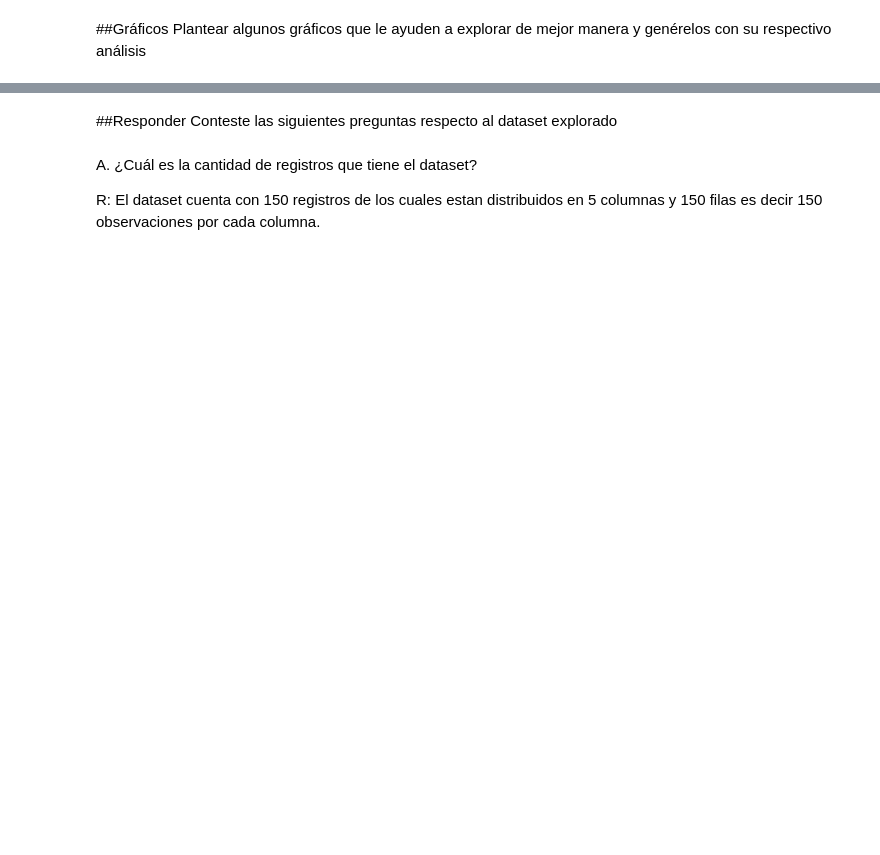
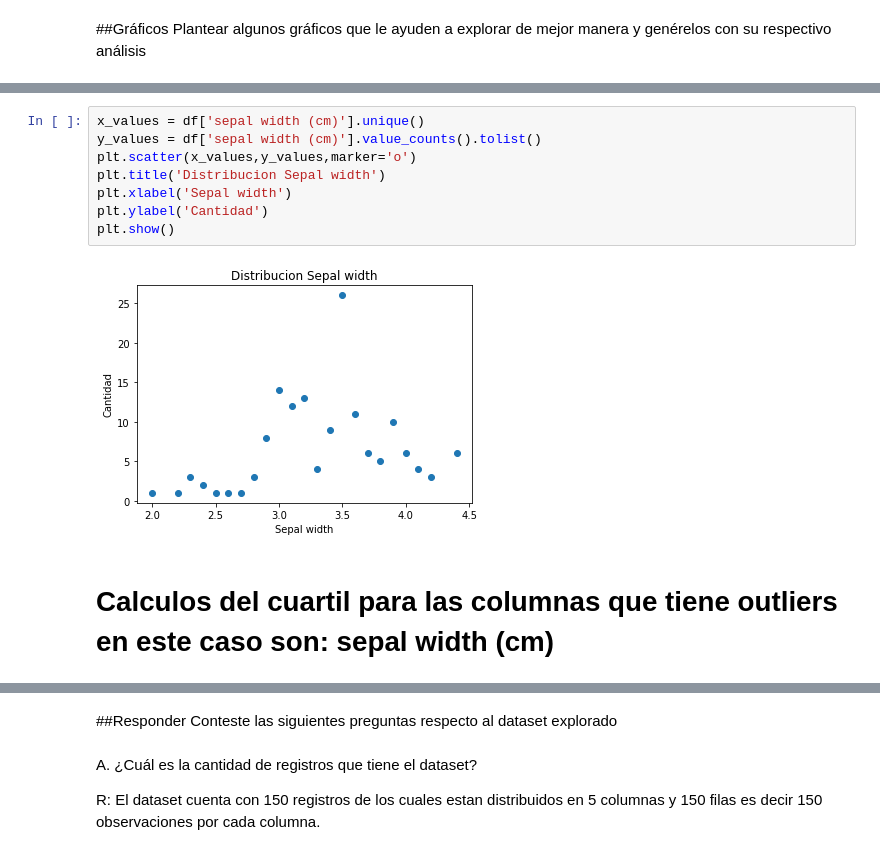
Before and after one commit to Jefer698/Solemne-I-Optativo-de-Especialidad-II, a Jupyter notebook: Solemne1_NombreApellido.ipynb, the cells around one changed output, grey strips where cells are left out. Saved outputs shown, nothing was run; the diff lists cells and outputs as text; blank space fills up the shorter version.

```diff
--- a/Solemne1_NombreApellido.ipynb
+++ b/Solemne1_NombreApellido.ipynb
@@ -255,0 +358,12 @@ Plantear algunos gráficos que le ayuden a explorar de mejor manera y genérelos
+# %%
+x_values = df['sepal width (cm)'].unique()
+y_values = df['sepal width (cm)'].value_counts().tolist()
+plt.scatter(x_values,y_values,marker='o')
+plt.title('Distribucion Sepal width')
+plt.xlabel('Sepal width')
+plt.ylabel('Cantidad')
+plt.show()
+# %% [output]
+[figure, added]
+# %% [markdown]
+# Calculos del cuartil para las columnas que tiene outliers en este caso son: sepal width (cm)
```
Also changed, not shown: parts of 37 cells of this notebook.
